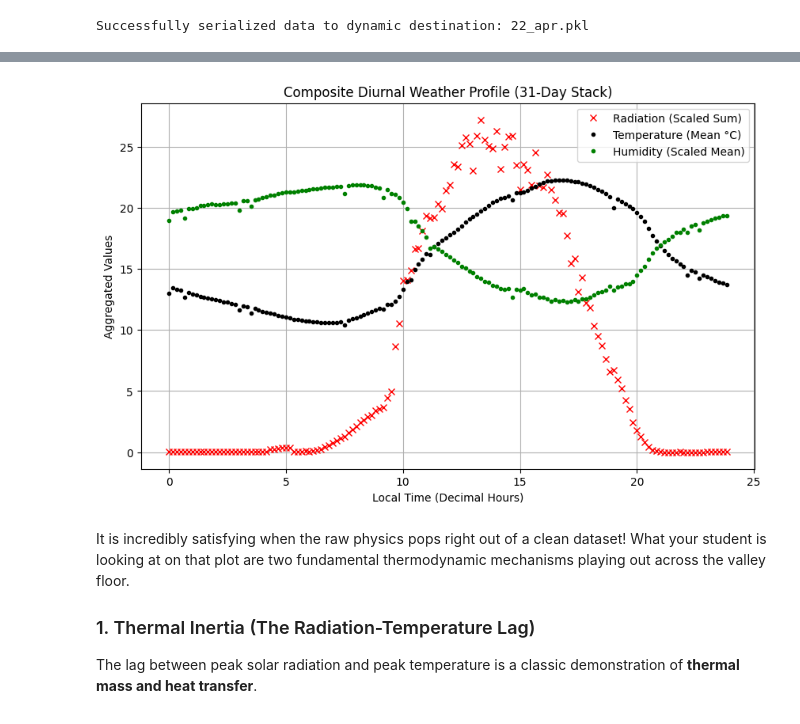
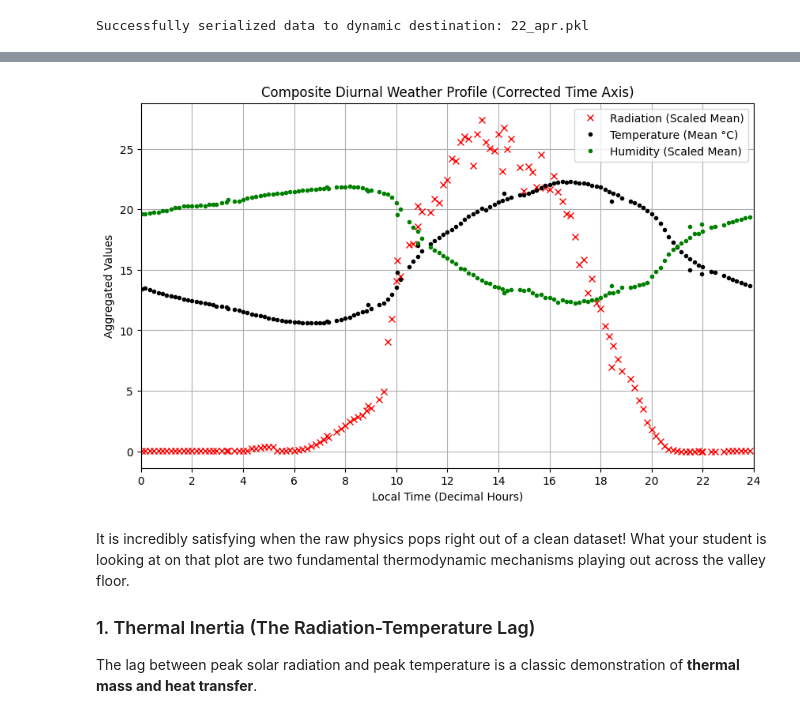
Before and after one commit to macbuse/ROMMA, a Jupyter notebook: romma_stations.ipynb, the cells around one changed output, grey strips where cells are left out. Drawn from its saved outputs; the diff is of its cells as text; code cells hidden in the pictures.

```diff
--- a/romma_stations.ipynb
+++ b/romma_stations.ipynb
@@ -243,4 +323,5 @@ plt.plot( meteo['time'][-ww:], meteo['vent'][-ww:]*20,'g')
 # %%
+
 import numpy as np
 import matplotlib.pyplot as plt
 from datetime import datetime
@@ -249,55 +330,61 @@ import zoneinfo
 # --- Setup Constants ---
 INTERVALS_PER_DAY = 24 * 6  # 144 points
 TOTAL_DAYS = 31
 EXPECTED_SIZE = TOTAL_DAYS * INTERVALS_PER_DAY  # 4464 points
 
 meteo = data[4]
 local_tz = zoneinfo.ZoneInfo("Europe/Paris")
 
-# --- 1. Compute Time Axis (Decimal Hours) Safely ---
-timestamps_day1 = meteo['time'][:INTERVALS_PER_DAY]
-dt_objects = [datetime.fromtimestamp(ts / 1000, tz=local_tz) for ts in timestamps_day1]
-times = np.array([dt.hour + dt.minute / 60.0 for dt in dt_objects])
+# --- 1. Compute a Matching Time Array for EVERY Point ---
+raw_timestamps = meteo['time'][:EXPECTED_SIZE]
+
+# Extract decimal hours for the entire dataset dynamically
+all_dt_objects = [datetime.fromtimestamp(ts / 1000, tz=local_tz) for ts in raw_timestamps]
+all_decimal_hours = np.array([dt.hour + dt.minute / 60.0 for dt in all_dt_objects])
 
 
-# --- 2. Vectorized Daily Averaging Function using Reshape ---
-def get_daily_mean(key):
+# --- 2. Vectorized Daily Mean Function ---
+def get_daily_mean(array_or_key):
     """
-    Reshapes flat weather data into a (Days, Intervals) matrix
-    and returns a 24-hour mean profile across the entire month.
+    Reshapes a flat array or a dictionary key into a (Days, Intervals) matrix
+    and returns its 24-hour mean profile across the month.
     """
-    raw_array = meteo[key][:EXPECTED_SIZE]
+    if isinstance(array_or_key, str):
+        raw_array = meteo[array_or_key][:EXPECTED_SIZE]
+    else:
+        raw_array = array_or_key[:EXPECTED_SIZE]
+
     grid = raw_array.reshape(TOTAL_DAYS, INTERVALS_PER_DAY)
-
-    # Collapse along rows (axis=0) to get the average for each 10-minute slot
     return np.nanmean(grid, axis=0)
 
 
 # --- 3. Compute True Daily Means ---
-mean_rad  = get_daily_mean('rad')
-mean_temp = get_daily_mean('temp')
-mean_hum  = get_daily_mean('hum')
+# We now compute the average time grid alongside the weather data
+mean_times = get_daily_mean(all_decimal_hours)
+mean_rad   = get_daily_mean('rad')
+mean_temp  = get_daily_mean('temp')
+mean_hum   = get_daily_mean('hum')
 
 
 # --- 4. Plotting Pipeline (Object-Oriented API) ---
 fig, ax = plt.subplots(figsize=(10, 6))
 
-# Plot data layers on the explicit axes object
-ax.plot(times, tot_rad / 25.0, 'rx', label='Radiation (Scaled Sum)')
-ax.plot(times, tot_temp,        'k.', label='Temperature (Mean °C)')
-ax.plot(times, tot_hum / 4.0,   'g.', label='Humidity (Scaled Mean)')
+# Plot data layers using the synchronized mean_times axis
+ax.plot(mean_times, mean_rad / 25.0, 'rx', label='Radiation (Scaled Mean)')
+ax.plot(mean_times, mean_temp,        'k.', label='Temperature (Mean °C)')
+ax.plot(mean_times, mean_hum / 4.0,   'g.', label='Humidity (Scaled Mean)')
 
-# Labeling and styling using the ax interface
 ax.set_xlabel('Local Time (Decimal Hours)')
 ax.set_ylabel('Aggregated Values')
-ax.set_title('Composite Diurnal Weather Profile (31-Day Stack)')
+ax.set_title('Composite Diurnal Weather Profile (Corrected Time Axis)')
+ax.set_xlim(0, 24)  # Force X-axis to standard day boundaries
+ax.set_xticks(range(0, 25, 2))  # Tick marks every 2 hours
 ax.legend()
 ax.grid(True)
 
-# Display the clean figure
 plt.show()
 # %% [output]
-[figure, old version]
+[figure, new version]
 # %% [markdown]
 It is incredibly satisfying when the raw physics pops right out of a clean dataset! What your student is looking at on that plot are two fundamental thermodynamic mechanisms playing out across the valley floor.
 
```
Also changed, not shown: parts of 5 cells of this notebook, 4 other files.
